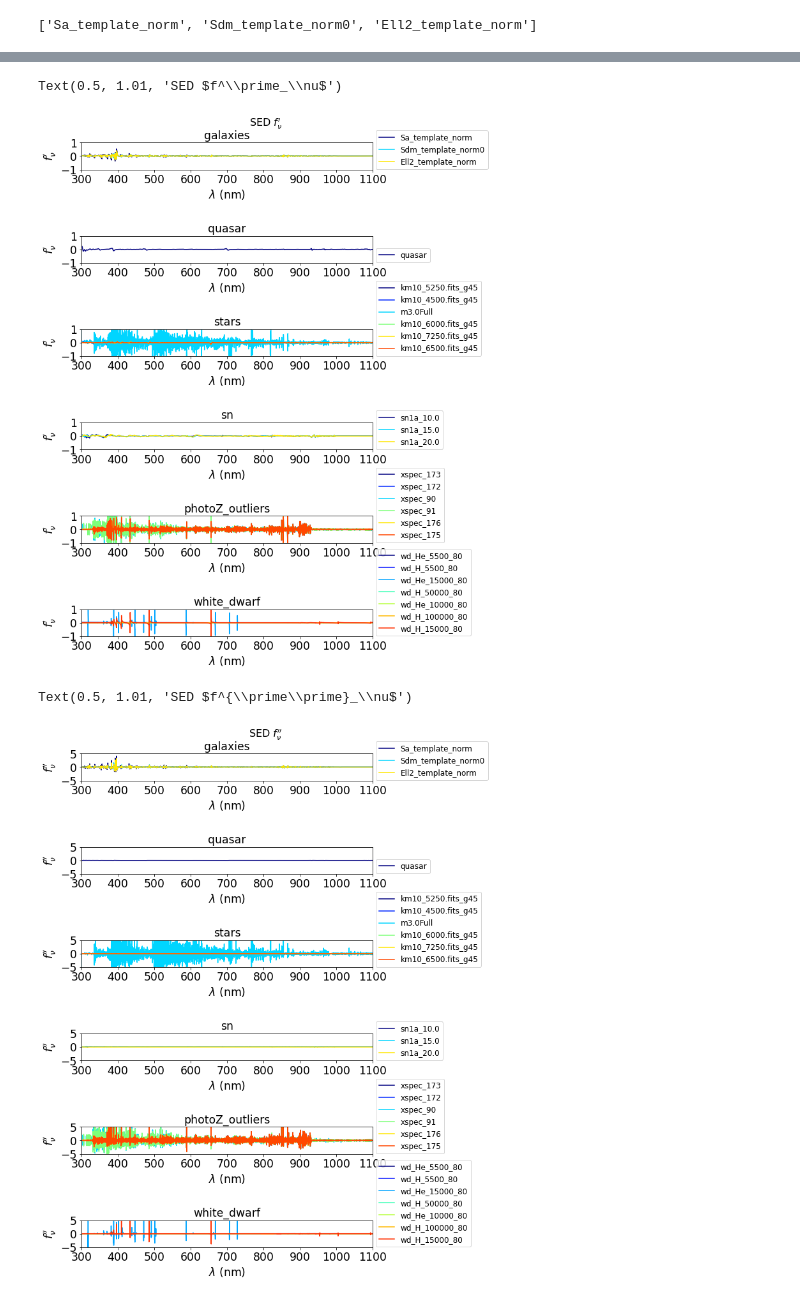
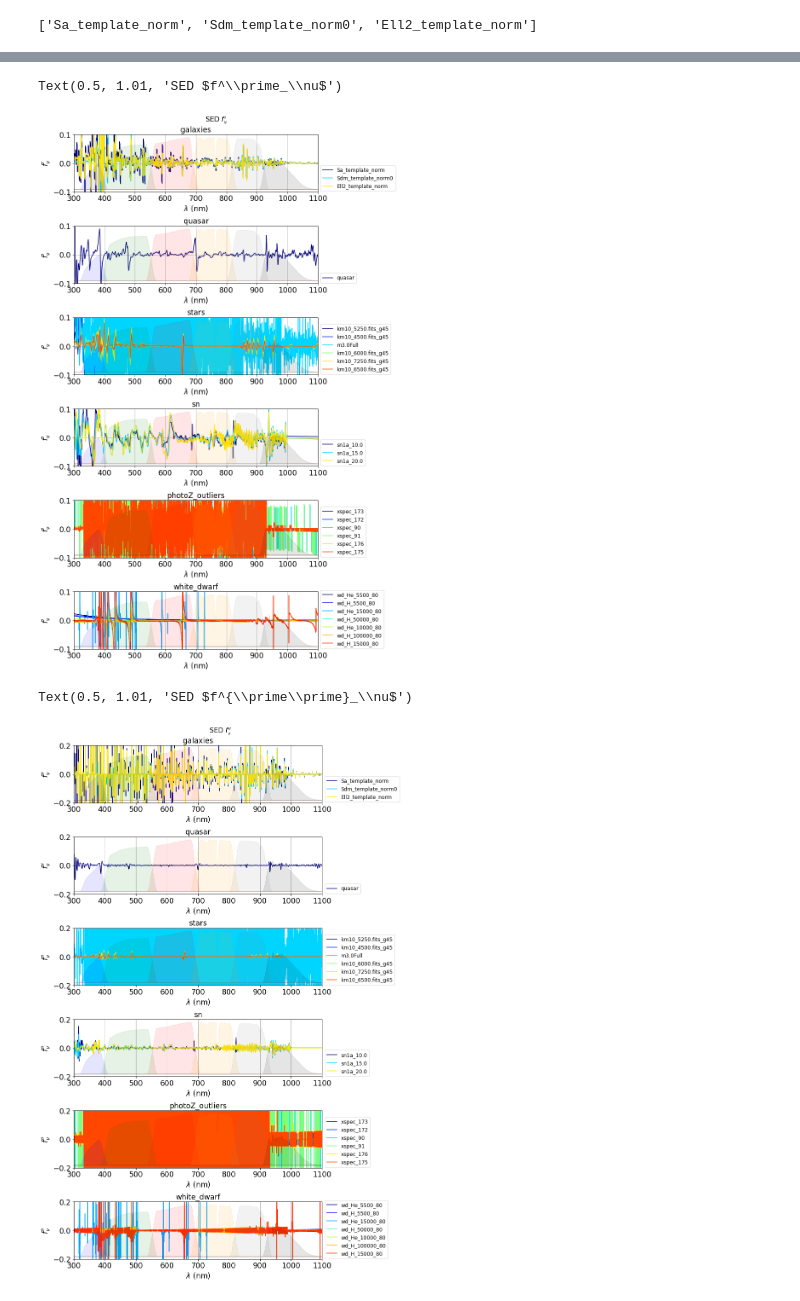
Before and after one commit to sylvielsstfr/PhotomCorrWithFGCM, a Jupyter notebook: notebooks/PCCorrectionFGCM/PCCorrColorFGCM.ipynb, the cells around one changed output, grey strips where cells are left out. Cells and saved outputs as stored; diff of their text form; code cells hidden in the pictures.

```diff
--- a/notebooks/PCCorrectionFGCM/PCCorrColorFGCM.ipynb
+++ b/notebooks/PCCorrectionFGCM/PCCorrColorFGCM.ipynb
@@ -197,6 +214,7 @@ df_IIstd
 - create a dataframe df_obs containing all info related to observed atmosphere
 # %%
 all_am = np.linspace(1,2.5,16)
+NAM=len(all_am)
 pwv= 3
 aer= 0.04
 oz = 300
@@ -295,0 +338,5 @@ for idx,the_df_obs in enumerate(all_df_obs):
+# %%
+all_II_div = []
+for idx,z in enumerate(all_am):
+    II_div = all_df_IIobs[idx]/df_IIstd
+    all_II_div.append(II_div)
@@ -383,5 +508,5 @@ plt.tight_layout()
 # %%
-fig, axs = plt.subplots(NSEDTYPES,1,figsize=(10,NSEDTYPES*2))
+fig, axs = plt.subplots(NSEDTYPES,1,figsize=(12,NSEDTYPES*3))
 
 for idx,s in enumerate(sedtypes):
 
@@ -400,6 +525,15 @@ for idx,s in enumerate(sedtypes):
     axs[idx].set_xlim(WLMIN,WLMAX)
     axs[idx].set_xlabel('$\lambda$ (nm)')
     axs[idx].set_ylabel("$F_\\nu$")
+
+    ax2 = axs[idx].twinx()
+    for ifilt in range(NFILT):
+        tag="tot_"+filter_tagnames[ifilt]
+        #ax2.plot(WL,df_std[tag].values,color=filter_color[ifilt])
+        ax2.fill_between(WL,df_std[tag].values,color=filter_color[ifilt],alpha=0.1)
+        ax2.set_yticks([])
+
+
 plt.tight_layout()
 plt.suptitle("SED $F_\\nu$",fontsize=16,y=1.01)
 # %% [output]
@@ -408,5 +542,5 @@ Text(0.5, 1.01, 'SED $F_\\nu$')
 # %%
-fig, axs = plt.subplots(NSEDTYPES,1,figsize=(10,NSEDTYPES*2))
+fig, axs = plt.subplots(NSEDTYPES,1,figsize=(12,NSEDTYPES*3))
 
 for idx,s in enumerate(sedtypes):
 
@@ -427,42 +561,60 @@ for idx,s in enumerate(sedtypes):
     axs[idx].legend(loc=(1.01, 0.01))
     axs[idx].set_title(s)
     axs[idx].set_xlim(WLMIN,WLMAX)
-    axs[idx].set_ylim(-1,1)
+    axs[idx].set_ylim(-.1,.1)
     axs[idx].set_xlabel('$\lambda$ (nm)')
     axs[idx].set_ylabel("$f^\prime_\\nu$")
+    axs[idx].grid()
+
+    ax2 = axs[idx].twinx()
+    for ifilt in range(NFILT):
+        tag="tot_"+filter_tagnames[ifilt]
+        #ax2.plot(WL,df_std[tag].values,color=filter_color[ifilt])
+        ax2.fill_between(WL,df_std[tag].values,color=filter_color[ifilt],alpha=0.1)
+        ax2.set_yticks([])
+
 plt.tight_layout()
 plt.suptitle("SED $f^\prime_\\nu$",fontsize=16,y=1.01)
 # %% [output]
 Text(0.5, 1.01, 'SED $f^\\prime_\\nu$')
-[figure, old version]
+[figure, new version]
 # %%
-fig, axs = plt.subplots(NSEDTYPES,1,figsize=(10,NSEDTYPES*2))
+fig, axs = plt.subplots(NSEDTYPES,1,figsize=(12,NSEDTYPES*3))
 
 for idx,s in enumerate(sedtypes):
 
     sednamelist = sedtypeslists[s]
     NSEDs = len(sednamelist)
 
     jet = plt.get_cmap('jet')
     cNorm = colors.Normalize(vmin=0, vmax=NSEDs)
     scalarMap = cmx.ScalarMappable(norm=cNorm, cmap=jet)
     all_colors = scalarMap.to_rgba(np.arange(NSEDs), alpha=1)
     for idx0,name in  enumerate(sednamelist):
         wavel,fnu = seds[name].getSED_fnu()
         x=wavel
         y = fnu
         fnup=np.gradient(y, x)
         fnupp = np.gradient(fnup,x)
         fratio = fnupp/fnu
         axs[idx].plot(wavel, fratio , color=all_colors[idx0],label=name)
     axs[idx].legend(loc=(1.01, 0.01))
     axs[idx].set_title(s)
     axs[idx].set_xlim(WLMIN,WLMAX)
-    axs[idx].set_ylim(-5,5)
+    axs[idx].set_ylim(-.2,.2)
     axs[idx].set_xlabel('$\lambda$ (nm)')
     axs[idx].set_ylabel("$f^{\prime\prime}_\\nu$")
+    axs[idx].grid()
+
+    ax2 = axs[idx].twinx()
+    for ifilt in range(NFILT):
+        tag="tot_"+filter_tagnames[ifilt]
+        #ax2.plot(WL,df_std[tag].values,color=filter_color[ifilt])
+        ax2.fill_between(WL,df_std[tag].values,color=filter_color[ifilt],alpha=0.1)
+        ax2.set_yticks([])
+
 plt.tight_layout()
 plt.suptitle("SED $f^{\prime\prime}_\\nu$",fontsize=16,y=1.01)
 # %% [output]
 Text(0.5, 1.01, 'SED $f^{\\prime\\prime}_\\nu$')
-[figure, old version]
+[figure, new version]
```
Also changed, not shown: parts of 27 cells of this notebook.
